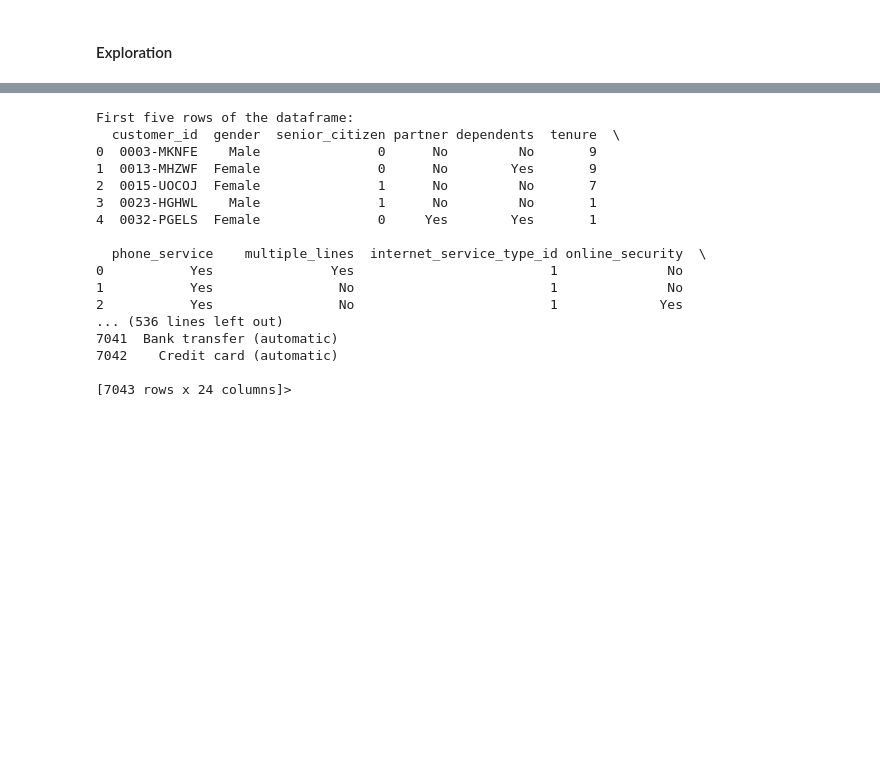
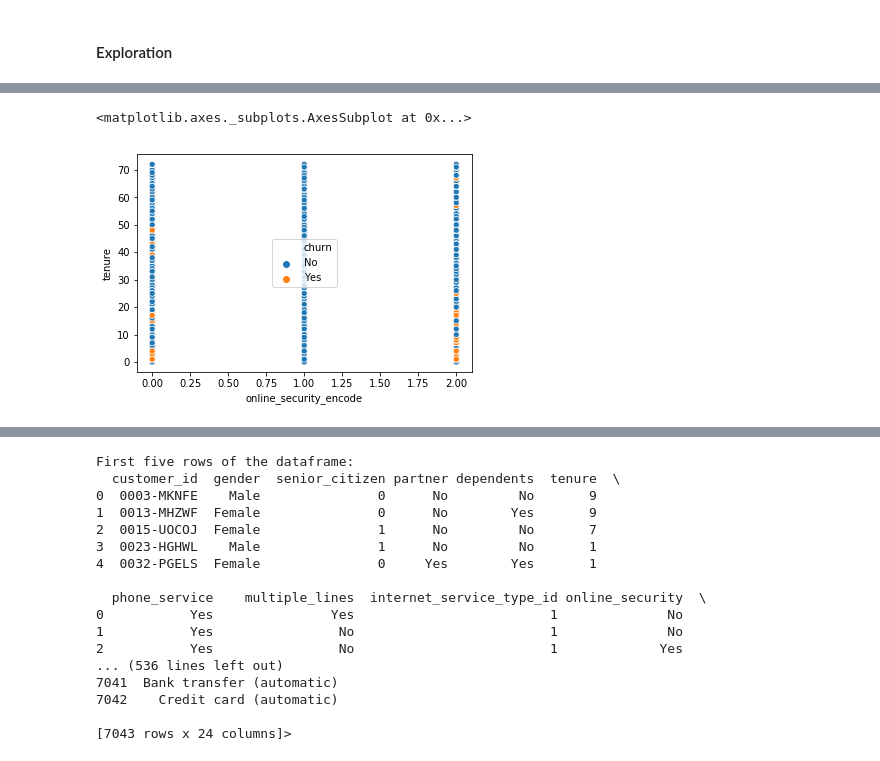
Before and after one commit to classification-telco-project-sanmaco/classification-telco, a Jupyter notebook: MZ_working_notebook.ipynb, the cells around one changed output, grey strips where cells are left out. Drawn from its saved outputs; the diff is of its cells as text; code cells hidden in the pictures; blank space fills up the shorter version.

```diff
--- a/MZ_working_notebook.ipynb
+++ b/MZ_working_notebook.ipynb
@@ -159,0 +205,5 @@ Name: family_plan, dtype: int64
+# %%
+sns.scatterplot(data=df_encoded, x='online_security_encode', y='tenure', hue='churn')
+# %% [output]
+<matplotlib.axes._subplots.AxesSubplot at 0x...>
+[figure, added]
```
Also changed, not shown: parts of 82 cells of this notebook.
